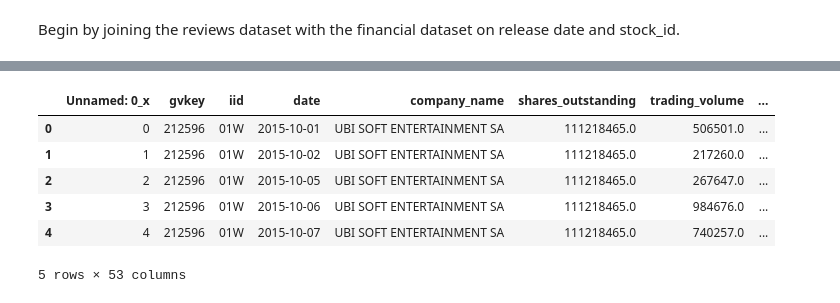
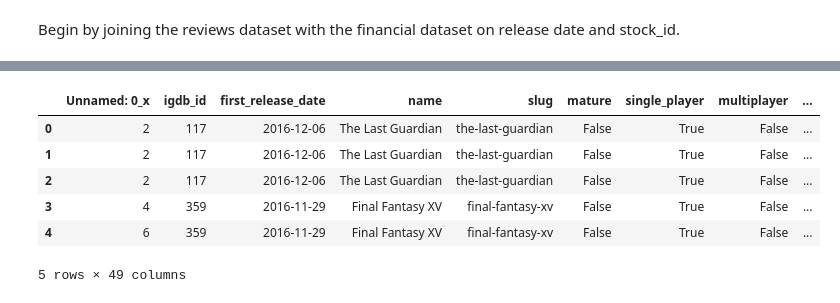
Before and after one commit to c0nn0rstevens/video-game-review-scores-returns-thesis, a Jupyter notebook: financial_reviews_combined.ipynb, the cells around one changed output, grey strips where cells are left out. Cells and saved outputs as stored; diff of their text form; code cells hidden in the pictures.

Commit message:
Join financial and games/reviews data

```diff
--- a/financial_reviews_combined.ipynb
+++ b/financial_reviews_combined.ipynb
@@ -6,6 +6,9 @@ import ast
 import numpy as np
 import math
 import missingno as msno
+# %%
+# Prevent printing scientific notation for latex tables.
+pd.set_option('display.float_format', lambda x: '%.5f' % x)
 # %%
 # Load the reviews data.
 games_reviews_long_df = pd.read_csv('games_reviews_flat.csv')
@@ -29,6 +31,9 @@ Index(['Unnamed: 0', 'igdb_id', 'first_release_date', 'name', 'slug', 'mature',
        'percentile', 'firstReleaseDate', 'firstReviewDate', 'latestReviewDate',
        'variable', 'igdb_company_id', 'developer', 'publisher', 'stock_id'],
       dtype='object')
+# %%
+# stock_id is object and needs to be parsed as a string.
+games_reviews_long_df['stock_id'] = games_reviews_long_df['stock_id'].astype('string')
 # %%
 # Parse first release date as datetime.
 games_reviews_long_df['first_release_date'] = pd.to_datetime(games_reviews_long_df['first_release_date'],unit='s')
@@ -85,3 +93,6 @@ Index(['Unnamed: 0', 'gvkey', 'iid', 'date', 'company_name',
        'hml', 'rmw', 'cma', 'rf', 'benchmark_price', 'returns',
        'benchmark_returns', 'excess_return'],
       dtype='object')
+# %%
+# stock_id is object and needs to be parsed as a string.
+stock_ff_index_df['stock_id'] = stock_ff_index_df['stock_id'].astype('string')
@@ -120,2 +131,8 @@ stock_ff_index_df.head()
 # %% [markdown]
 Begin by joining the reviews dataset with the financial dataset on release date and stock_id.
+# %%
+# Convert both dfs date columns to the same type.
+# stock_ff_index_df['date'] = pd.to_datetime(stock_ff_index_df['date'])
+# games_reviews_long_df['date'] = pd.to_datetime(games_reviews_long_df['date'])
+stock_ff_index_df.date = stock_ff_index_df['date'].astype('string')
+games_reviews_long_df.date = games_reviews_long_df['date'].astype('string')
@@ -122,11 +169,11 @@ Begin by joining the reviews dataset with the financial dataset on release date
 # %%
-stock_games_df = pd.merge(stock_ff_index_df, games_reviews_long_df, how='left', on=['date', 'stock_id'])
-stock_games_df.head()
+games_reviews_returns_df = pd.merge(games_reviews_long_df, stock_ff_index_df, how='left', on=['date', 'stock_id'])
+games_reviews_returns_df.head()
 # %% [output]
-|  | Unnamed: 0_x | gvkey | iid | date | company_name | shares_outstanding | trading_volume | ... |
-| 0 | 0 | 212596 | 01W | 2015-10-01 | UBI SOFT ENTERTAINMENT SA | 111218465.0 | 506501.0 | ... |
-| 1 | 1 | 212596 | 01W | 2015-10-02 | UBI SOFT ENTERTAINMENT SA | 111218465.0 | 217260.0 | ... |
-| 2 | 2 | 212596 | 01W | 2015-10-05 | UBI SOFT ENTERTAINMENT SA | 111218465.0 | 267647.0 | ... |
-| 3 | 3 | 212596 | 01W | 2015-10-06 | UBI SOFT ENTERTAINMENT SA | 111218465.0 | 984676.0 | ... |
-| 4 | 4 | 212596 | 01W | 2015-10-07 | UBI SOFT ENTERTAINMENT SA | 111218465.0 | 740257.0 | ... |
+|  | Unnamed: 0_x | igdb_id | first_release_date | name | slug | mature | single_player | multiplayer | ... |
+| 0 | 2 | 117 | 2016-12-06 | The Last Guardian | the-last-guardian | False | True | False | ... |
+| 1 | 2 | 117 | 2016-12-06 | The Last Guardian | the-last-guardian | False | True | False | ... |
+| 2 | 2 | 117 | 2016-12-06 | The Last Guardian | the-last-guardian | False | True | False | ... |
+| 3 | 4 | 359 | 2016-11-29 | Final Fantasy XV | final-fantasy-xv | False | True | False | ... |
+| 4 | 6 | 359 | 2016-11-29 | Final Fantasy XV | final-fantasy-xv | False | True | False | ... |
-5 rows × 53 columns
+5 rows × 49 columns
```
Also changed, not shown: parts of 17 cells of this notebook.
